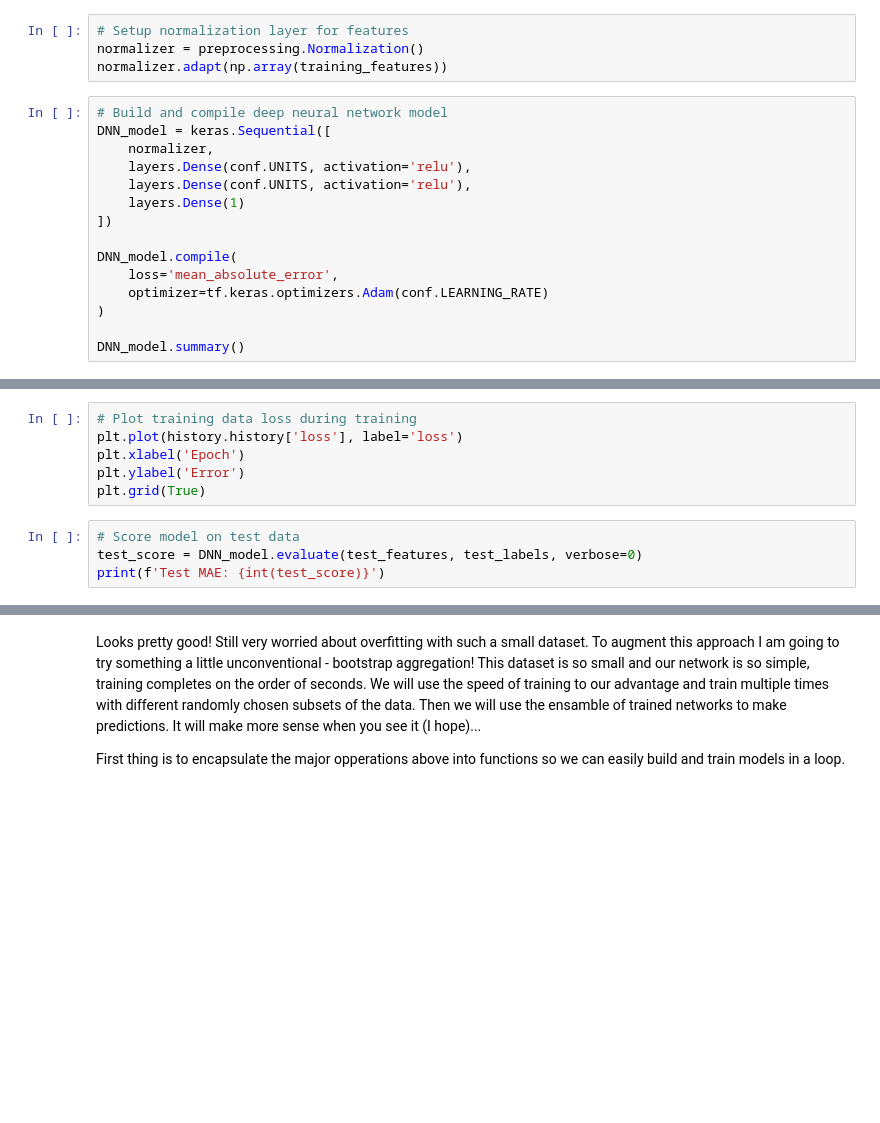
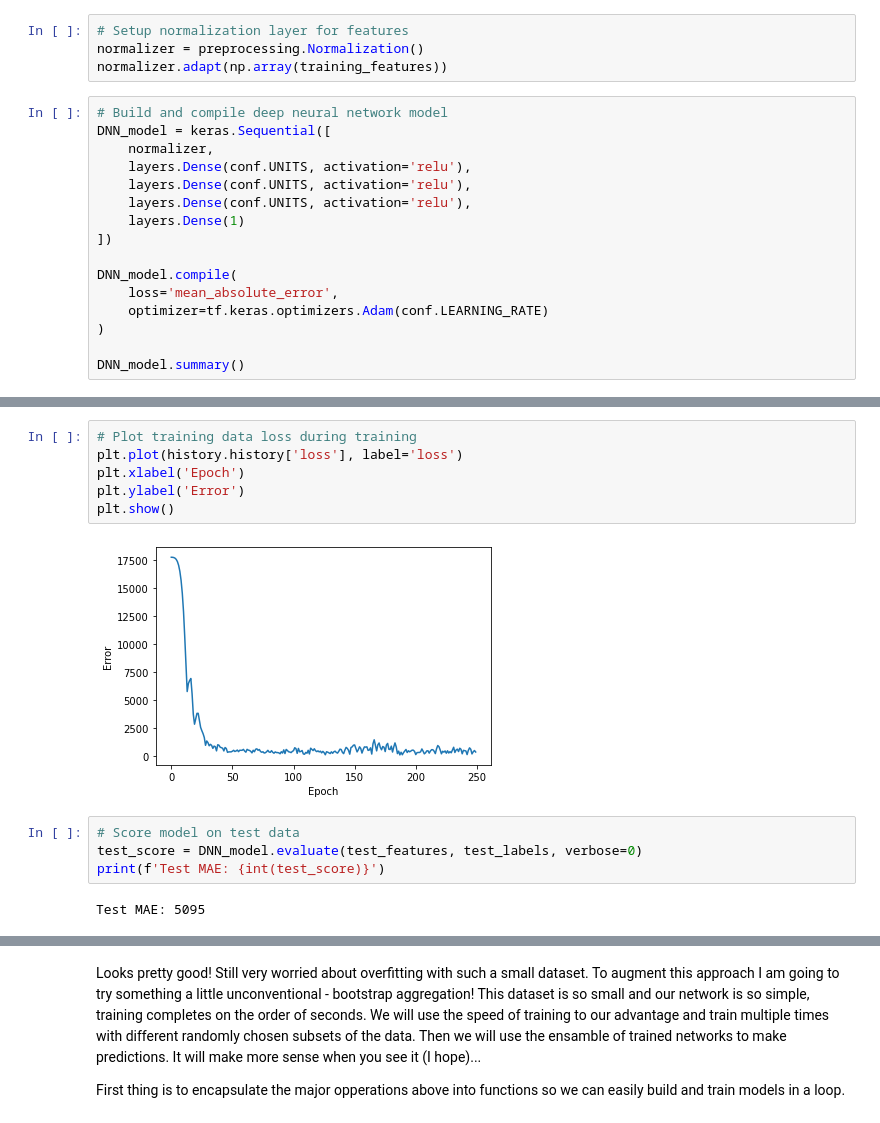
Before and after one commit to gperdrizet/LMC-enrollment-forecast, a Jupyter notebook: notebooks/neural_network_model.ipynb, the cells around one changed output, grey strips where cells are left out. Saved outputs shown, nothing was run; the diff lists cells and outputs as text; blank space fills up the shorter version.

```diff
--- a/notebooks/neural_network_model.ipynb
+++ b/notebooks/neural_network_model.ipynb
@@ -58,6 +61,7 @@ normalizer.adapt(np.array(training_features))
 # Build and compile deep neural network model
 DNN_model = keras.Sequential([
     normalizer,
+    layers.Dense(conf.UNITS, activation='relu'),
     layers.Dense(conf.UNITS, activation='relu'),
     layers.Dense(conf.UNITS, activation='relu'),
     layers.Dense(1)
@@ -101,13 +108,17 @@ UsageError: Line magic function `%%time` not found.
 # %%
 # Plot training data loss during training
 plt.plot(history.history['loss'], label='loss')
 plt.xlabel('Epoch')
 plt.ylabel('Error')
-plt.grid(True)
+plt.show()
+# %% [output]
+[figure, added]
 # %%
 # Score model on test data
 test_score = DNN_model.evaluate(test_features, test_labels, verbose=0)
 print(f'Test MAE: {int(test_score)}')
+# %% [output]
+Test MAE: 5095
 # %%
 # Use model to predict enrollment for test dataset
 predicted_enrollment = DNN_model.predict(test_features)
```
Also changed, not shown: parts of 15 cells of this notebook.
